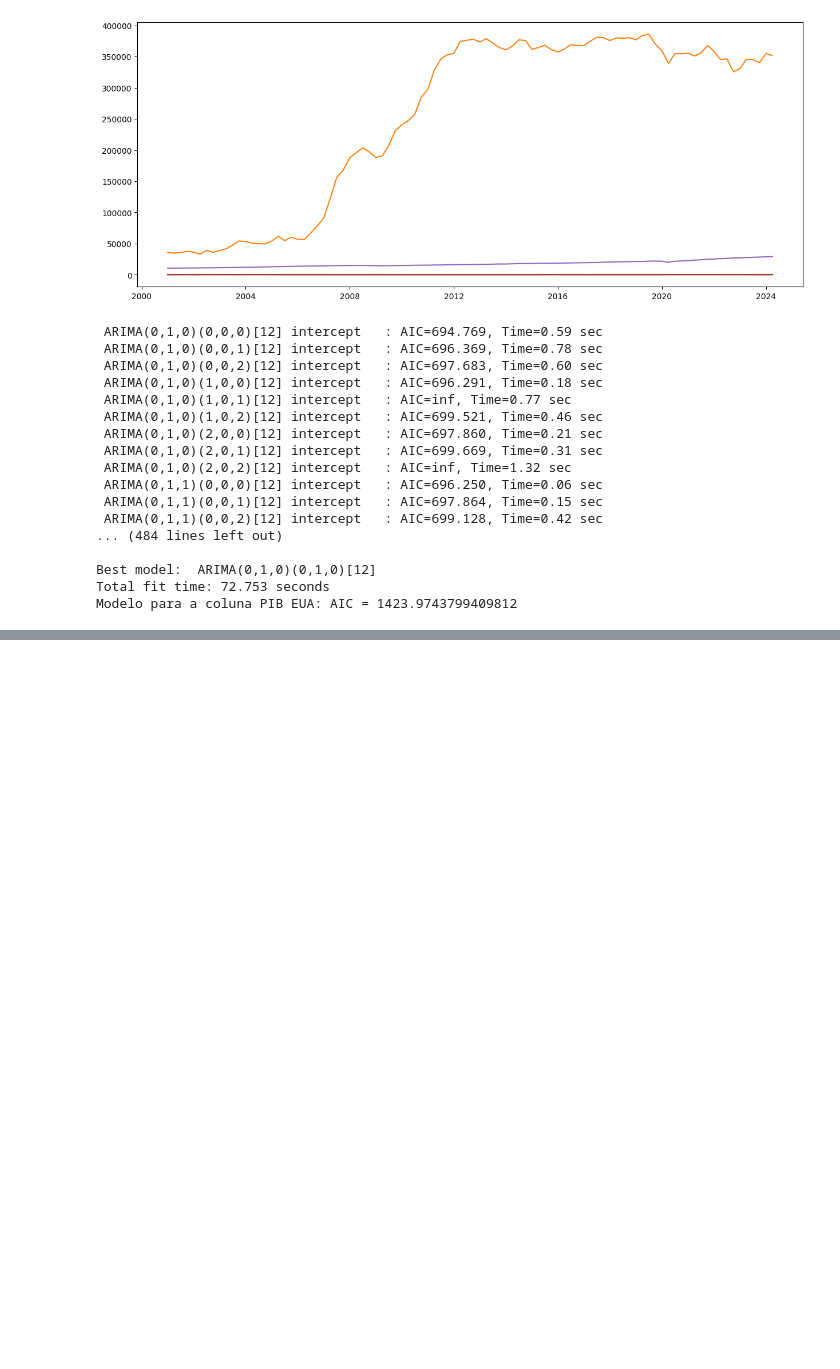
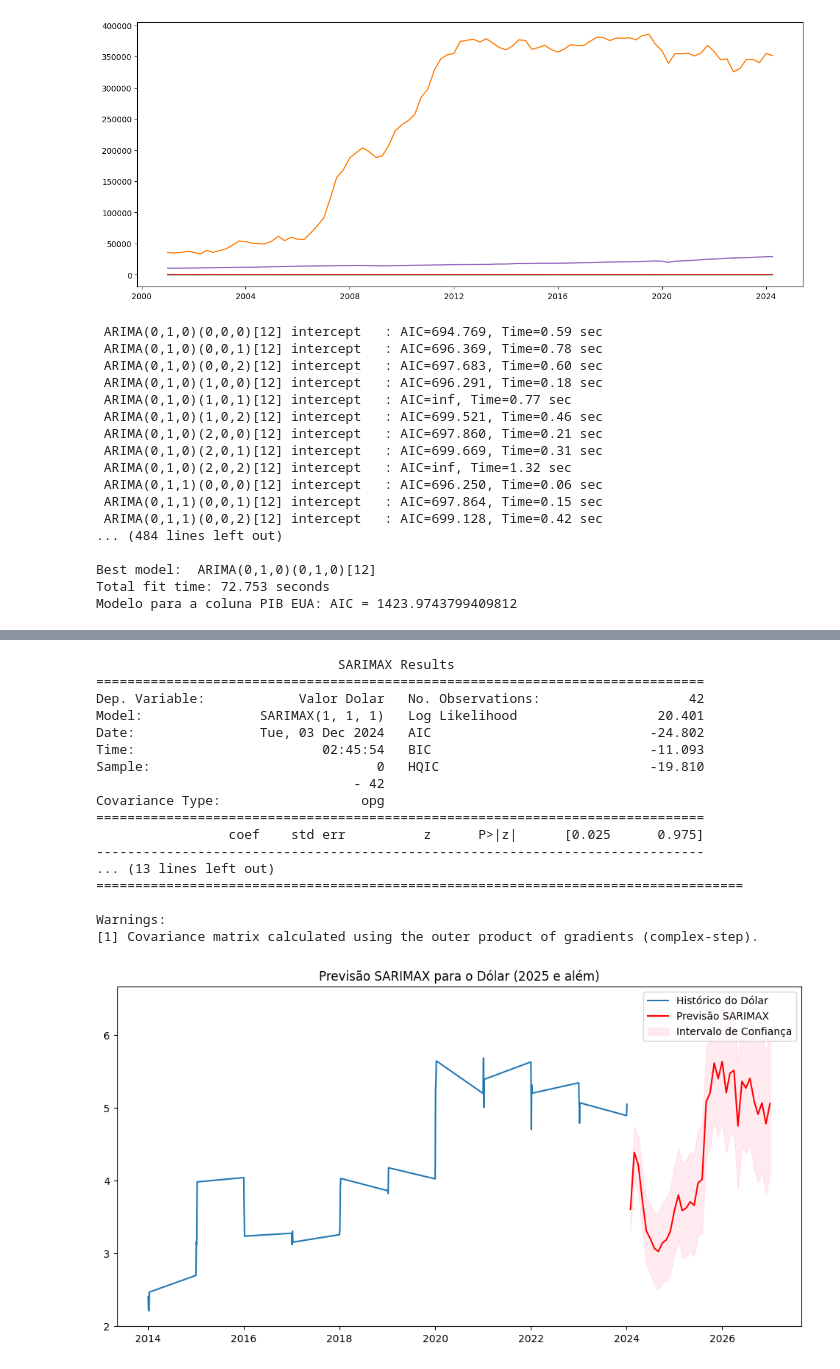
Before and after one commit to RodriMec/DataScience, a Jupyter notebook: Auto_Arima.ipynb, the cells around one changed output, grey strips where cells are left out. Saved outputs shown, nothing was run; the diff lists cells and outputs as text; code cells hidden in the pictures; blank space fills up the shorter version.

```diff
--- a/Auto_Arima.ipynb
+++ b/Auto_Arima.ipynb
@@ -139,3 +139,65 @@ for column in data.columns:
 Best model:  ARIMA(0,1,0)(0,1,0)[12]
 Total fit time: 72.753 seconds
 Modelo para a coluna PIB EUA: AIC = 1423.9743799409812
+# %%
+import pandas as pd
+import numpy as np
+import matplotlib.pyplot as plt
+from statsmodels.tsa.statespace.sarimax import SARIMAX
+from sklearn.preprocessing import StandardScaler
+from pmdarima import auto_arima
+
+# Verifique se o índice é datetime
+if not isinstance(data.index, pd.DatetimeIndex):
+    raise ValueError("O índice dos dados deve estar no formato DatetimeIndex.")
+
+# Variáveis do SARIMAX
+variavel_alvo = 'Valor Dolar'
+variaveis_explicativas = ['Taxa Real Efetiva', 'Reservas Internacionais', 'IPCA', 'Taxa Selic', 'PIB EUA']
+
+# Preparar as séries para SARIMAX
+if variavel_alvo in data.columns:
+    print("Treinando modelo SARIMAX para o Dólar...")
+
+    # Separar as séries
+    y = data[variavel_alvo].dropna()
+    X = data[variaveis_explicativas].dropna()
+
+    # Sincronizar datas
+    X, y = X.align(y, join='inner', axis=0)
+
+    # Padronizar variáveis explicativas
+    scaler = StandardScaler()
+    X_scaled = scaler.fit_transform(X)
+
+    # Ajustar o modelo SARIMAX
+    sarimax_model = SARIMAX(
+        y, exog=X_scaled,
+        order=(1, 1, 1), seasonal_order=(0, 0, 0, 0)
+    )
+    resultado = sarimax_model.fit()
+
+    # Resumo do modelo
+    print(resultado.summary())
+
+    # Fazer previsões (36 períodos futuros)
+    future_dates = pd.date_range(start=y.index[-1] + pd.Timedelta(days=1), periods=36, freq='M')
+    X_future = X_scaled[-36:]  # Exemplo, ajuste conforme suas variáveis futuras
+    sarimax_forecast = resultado.get_forecast(steps=36, exog=X_future)
+    intervalo_confianca = sarimax_forecast.conf_int()
+    previsoes_dolar = pd.Series(sarimax_forecast.predicted_mean.values, index=future_dates)
+
+    # Visualizar previsões SARIMAX
+    plt.figure(figsize=(12, 6))
+    plt.plot(y, label='Histórico do Dólar')
+    plt.plot(previsoes_dolar, label='Previsão SARIMAX', color='red')
+    plt.fill_between(
+        previsoes_dolar.index,
+        intervalo_confianca.iloc[:, 0],
+        intervalo_confianca.iloc[:, 1],
+        color='pink', alpha=0.3, label='Intervalo de Confiança'
+    )
+    plt.legend()
+    plt.title('Previsão SARIMAX para o Dólar (2025 e além)')
+    plt.show()
+# %% [output]
@@ -141,0 +205,18 @@ Modelo para a coluna PIB EUA: AIC = 1423.9743799409812
+                               SARIMAX Results
+==============================================================================
+Dep. Variable:            Valor Dolar   No. Observations:                   42
+Model:               SARIMAX(1, 1, 1)   Log Likelihood                  20.401
+Date:                Tue, 03 Dec 2024   AIC                            -24.802
+Time:                        02:45:54   BIC                            -11.093
+Sample:                             0   HQIC                           -19.810
+                                 - 42
+Covariance Type:                  opg
+==============================================================================
+                 coef    std err          z      P>|z|      [0.025      0.975]
+------------------------------------------------------------------------------
+... (13 lines left out)
+===================================================================================
+
+Warnings:
+[1] Covariance matrix calculated using the outer product of gradients (complex-step).
+[figure, added]
```
Also changed, not shown: parts of 3 cells of this notebook.
